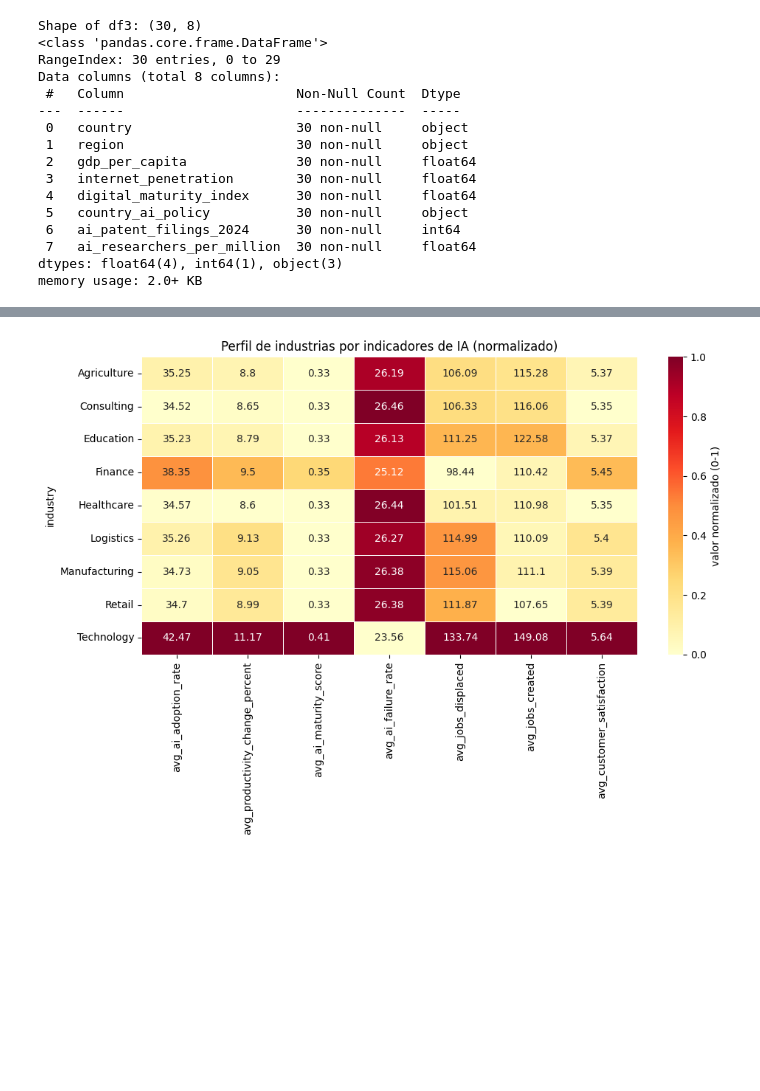
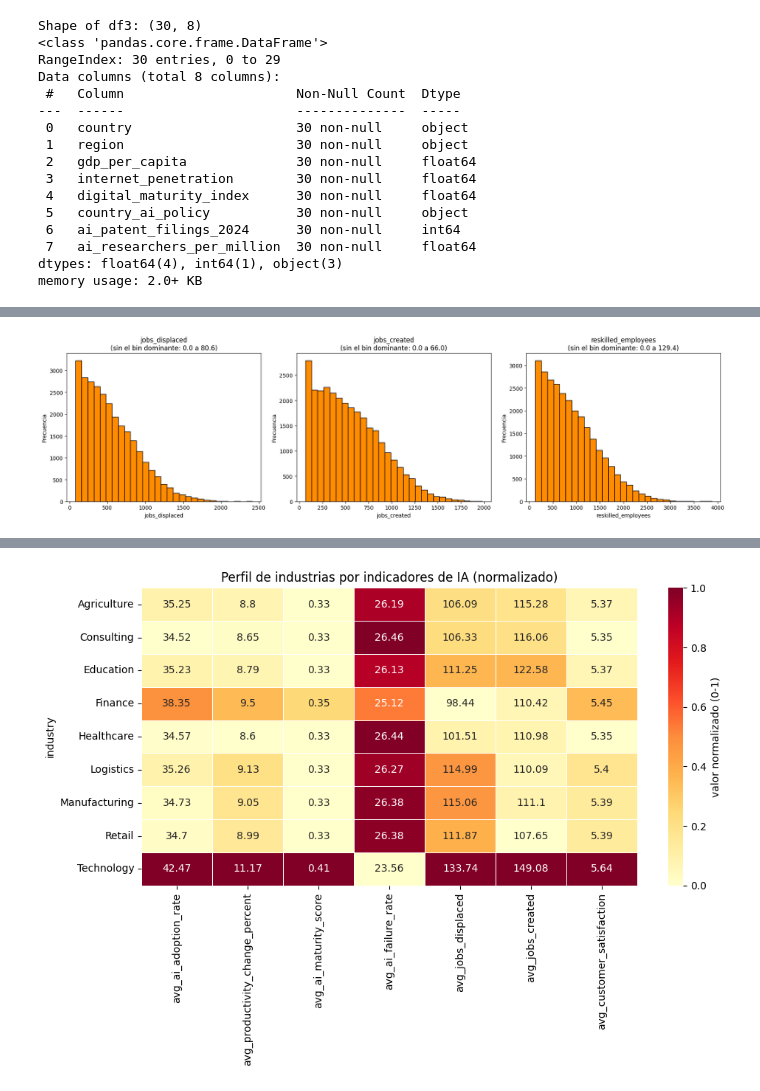
Before and after one commit to Franncippi/Proyecto-mentoria-M09, a Jupyter notebook: notebooks/01_analisis_exploratorio.ipynb, the cells around one changed output, grey strips where cells are left out. Cells and saved outputs as stored; diff of their text form; code cells hidden in the pictures; blank space fills up the shorter version.

```diff
--- a/notebooks/01_analisis_exploratorio.ipynb
+++ b/notebooks/01_analisis_exploratorio.ipynb
@@ -202,0 +349,29 @@ plt.show()
+# %%
+# Variables de empleo: quitamos el bin de la moda para revisar si hay
+# una distribucion escondida detras del pico dominante
+
+variables_jobs = ["jobs_displaced", "jobs_created", "reskilled_employees"]
+
+fig, axes = plt.subplots(1, 3, figsize=(18, 5))
+axes = axes.flatten()
+
+for i, var in enumerate(variables_jobs):
+    data = df1[var].dropna()
+    counts, bin_edges = np.histogram(data, bins=30)
+
+    centros = (bin_edges[:-1] + bin_edges[1:]) / 2
+    ancho = bin_edges[1] - bin_edges[0]
+
+    bin_moda = counts.argmax()
+    mask = np.ones(len(counts), dtype=bool)
+    mask[bin_moda] = False
+
+    axes[i].bar(centros[mask], counts[mask], width=ancho, edgecolor="black", color="darkorange")
+    axes[i].set_title(f"{var}\n(sin el bin dominante: {bin_edges[bin_moda]:.1f} a {bin_edges[bin_moda+1]:.1f})")
+    axes[i].set_xlabel(var)
+    axes[i].set_ylabel("Frecuencia")
+
+plt.tight_layout()
+plt.show()
+# %% [output]
+[figure, added]
```
Also changed, not shown: parts of 80 cells of this notebook.
